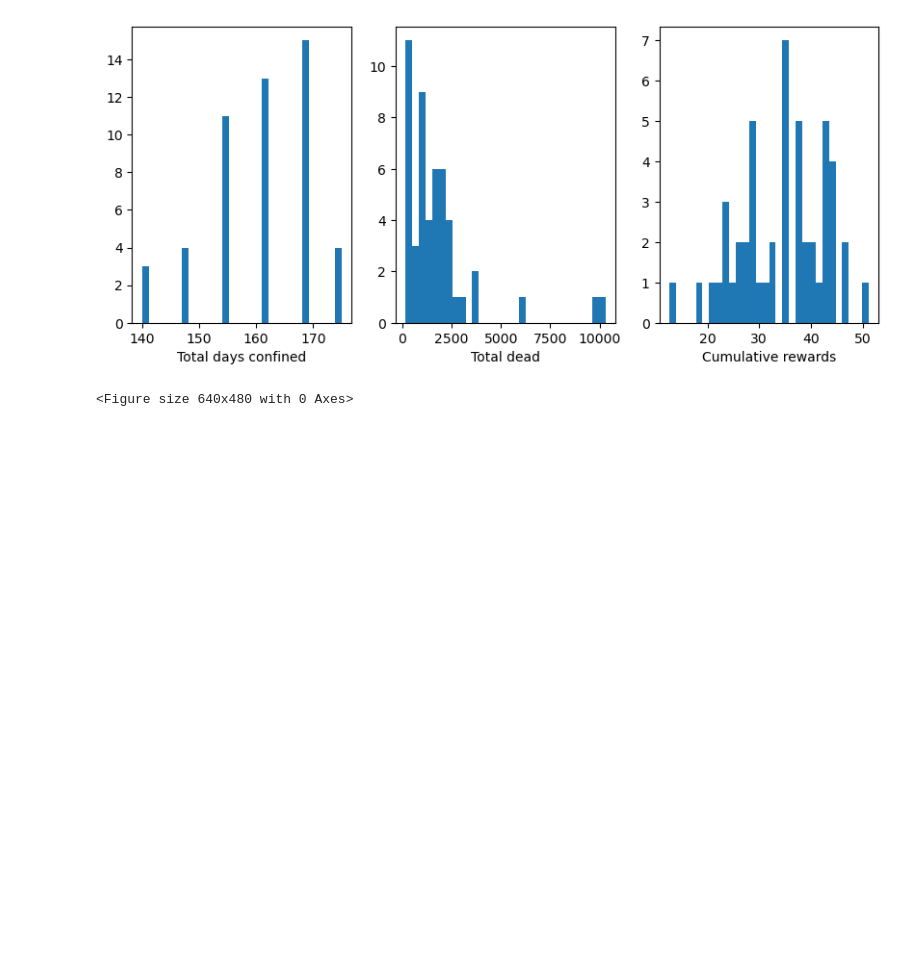
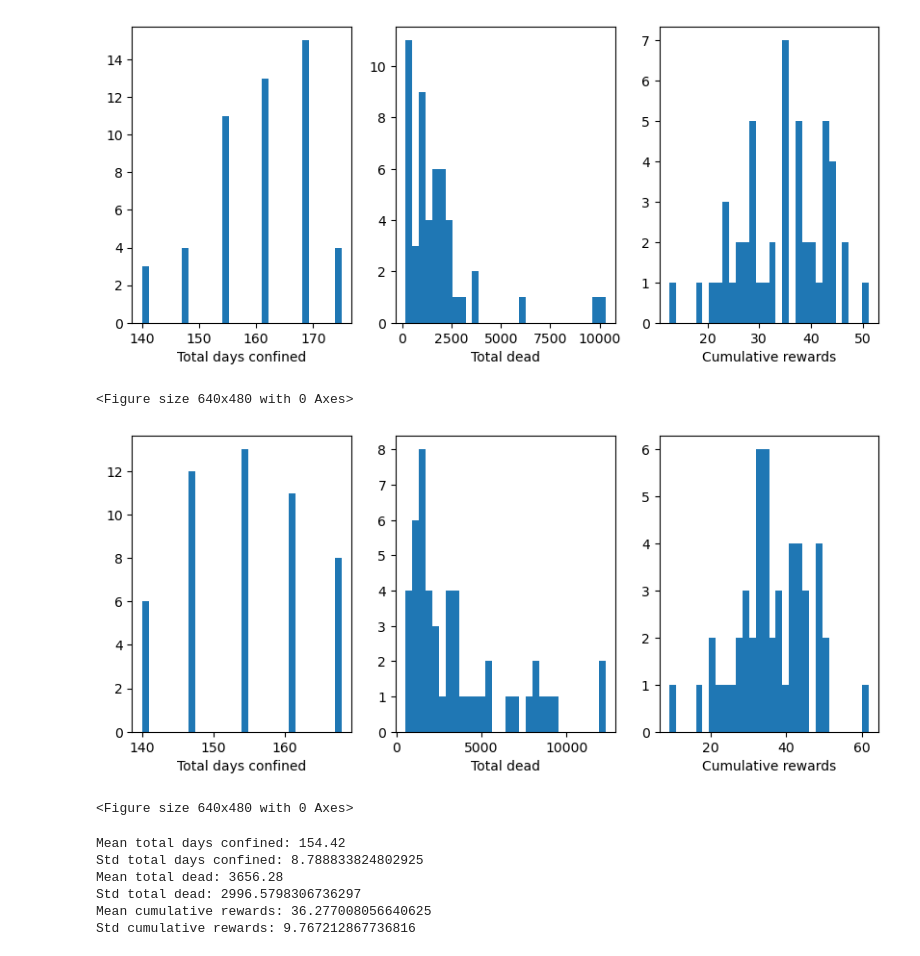
Before and after one commit to mohahf19/ANNRL-2023, a Jupyter notebook: notebooks/figures_3.ipynb, the cells around one changed output. Cells and saved outputs as stored; diff of their text form; code cells hidden in the pictures; blank space fills up the shorter version.

Commit message:
added 3-2 histogram

```diff
--- a/notebooks/simulate_dl_agent.ipynb
+++ b/notebooks/figures_3.ipynb
@@ -185,7 +185,7 @@ def simulate_policy(env: Env, dyn: ModelDynamics, policy_net: torch.nn.Module, d
     tot_dead = []
     cum_rewards = []
     for i in range(n):
-        tot, _, _, pol, r = policy_function(env=env, dyn=dyn, policy_net=q3a_model, device="cpu", n_weeks=30, simulation_seed=seeds[i])
+        tot, _, _, pol, r = policy_function(env=env, dyn=dyn, policy_net=policy_net, device=device, n_weeks=30, simulation_seed=seeds[i])
         cum_rewards.append(torch.sum(torch.tensor(r)))
         tot_dead.append(tot['dead'][-1])
         tot_days_confined.append(7 * np.sum(pol))
@@ -290,3 +290,41 @@ plt.savefig(visualization_folder / "3-1_histograms.png")
 # %% [output]
 [figure]
 <Figure size 640x480 with 0 Axes>
+# %%
+q3b_models = get_models(126, 2, q3b_folder)
+q3b_model = q3b_models[1]
+# %%
+total_days_confined, total_dead, cumulative_rewards = simulate_policy(env=env, dyn=dyn, policy_net=q3b_model, device="cpu", policy_function = exec_model_policy, n=50, seeds=np.arange(50)
+)
+
+fig, ax = plt.subplots(1, 3, figsize=(10, 4))
+
+ax[0].hist(total_days_confined, bins=30, label="total_confined")
+ax[0].set_xlabel("Total days confined")
+
+ax[1].hist(total_dead, bins=30, label="total_dead")
+ax[1].set_xlabel("Total dead")
+
+ax[2].hist(cumulative_rewards, bins=30, label="cumulative_rewards")
+ax[2].set_xlabel("Cumulative rewards")
+
+plt.show()
+plt.savefig(visualization_folder / "3-2_histograms.png")
+# %% [output]
+[figure, added]
+<Figure size 640x480 with 0 Axes>
+# %%
+# Print the mean and std
+print(f"Mean total days confined: {np.mean(total_days_confined)}")
+print(f"Std total days confined: {np.std(total_days_confined)}")
+print(f"Mean total dead: {np.mean(total_dead)}")
+print(f"Std total dead: {np.std(total_dead)}")
+print(f"Mean cumulative rewards: {np.mean(cumulative_rewards)}")
+print(f"Std cumulative rewards: {np.std(cumulative_rewards)}")
+# %% [output]
+Mean total days confined: 154.42
+Std total days confined: 8.788833824802925
+Mean total dead: 3656.28
+Std total dead: 2996.5798306736297
+Mean cumulative rewards: 36.277008056640625
+Std cumulative rewards: 9.767212867736816
```
Also changed, not shown: 2 other files.
